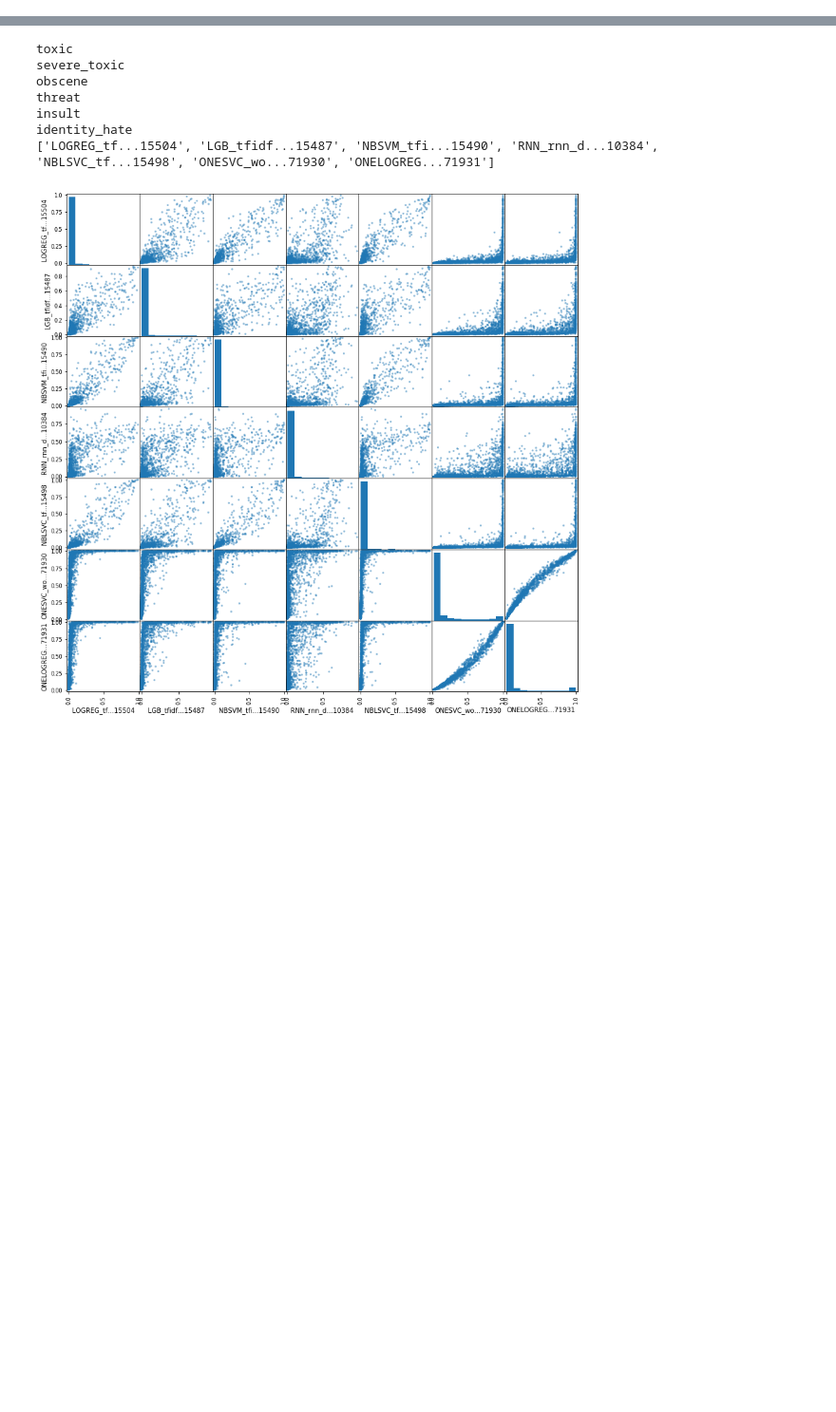
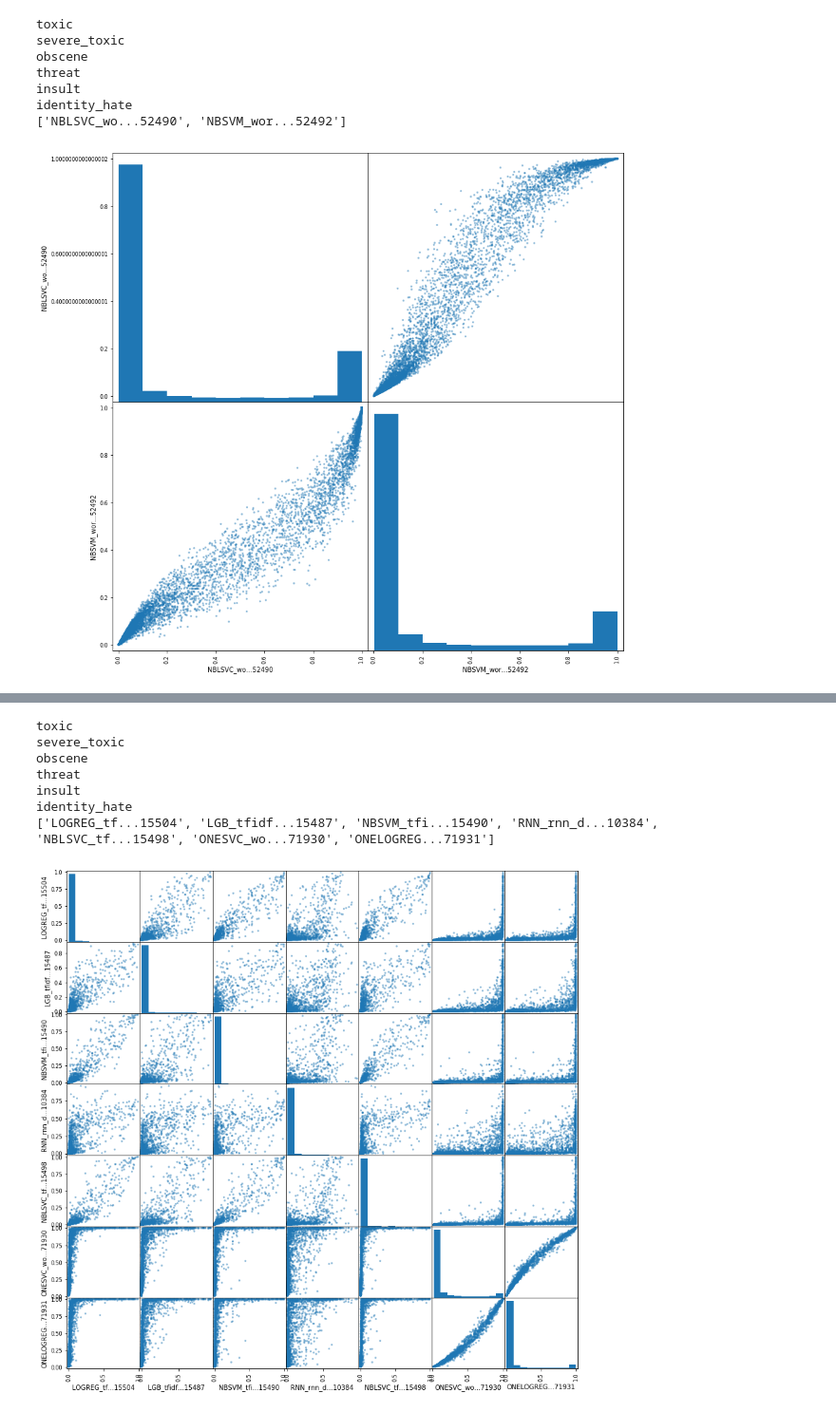
Before and after one commit to wluo-personal/Kaggle, a Jupyter notebook: toxic/sc/stacking/base_layer_est_preds_analysis.ipynb, the cells around one changed output, grey strips where cells are left out. Shown at 95% size. Saved outputs shown, nothing was run; the diff lists cells and outputs as text; code cells hidden in the pictures; blank space fills up the shorter version.

```diff
--- a/toxic/sc/stacking/base_layer_est_preds_analysis.ipynb
+++ b/toxic/sc/stacking/base_layer_est_preds_analysis.ipynb
@@ -81,0 +90,11 @@ identity_hate
+# %%
+scatter_per_label(base_est_result_repo, 'toxic', 20000)
+# %% [output]
+toxic
+severe_toxic
+obscene
+threat
+insult
+identity_hate
+['NBLSVC_wo...52490', 'NBSVM_wor...52492']
+[figure, added]
```
Also changed, not shown: parts of 12 cells of this notebook, 6 other files.
